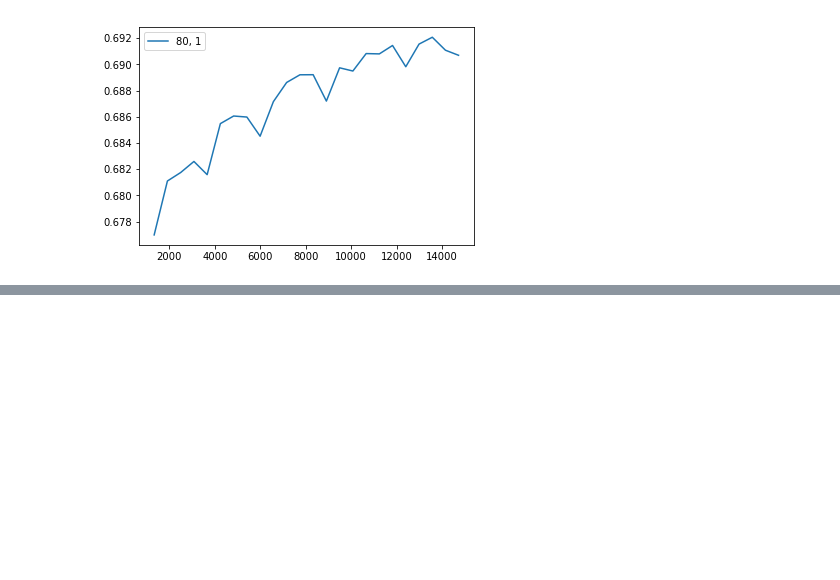
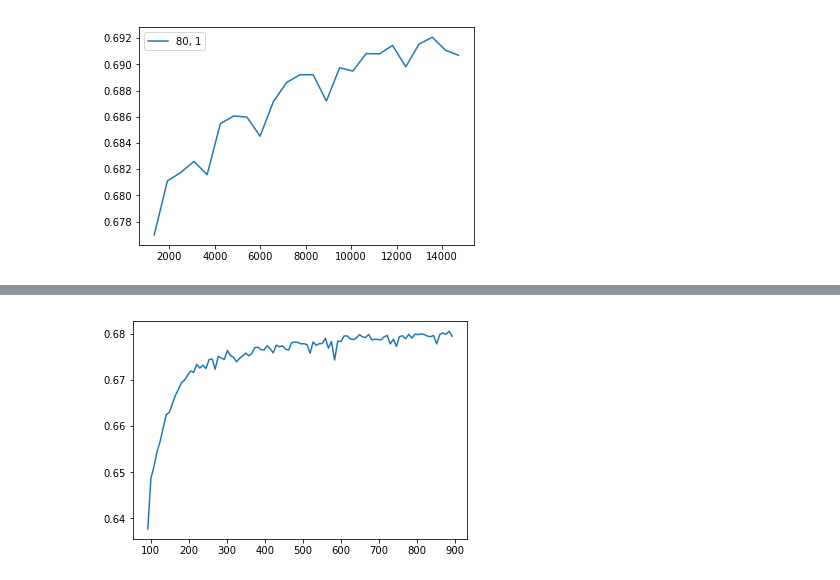
Before and after one commit to NicolasFerland/WildFire, a Jupyter notebook: Neuronet2.ipynb, the cells around one changed output, grey strips where cells are left out. Saved outputs shown, nothing was run; the diff lists cells and outputs as text; code cells hidden in the pictures; blank space fills up the shorter version.

```diff
--- a/Neuronet2.ipynb
+++ b/Neuronet2.ipynb
@@ -245,0 +318,7 @@ modelList[0].save_weights('my_model_weights14k.h5')
+# %%
+Plot(1, 'acc')
+
+# I got 0.68 which is less than what I got from GRU 0.71 or XGBoost 0.72
+# However, I might do better by using a more complex model.
+# %% [output]
+[figure, added]
```
Also changed, not shown: parts of 26 cells of this notebook, 3 other files.
